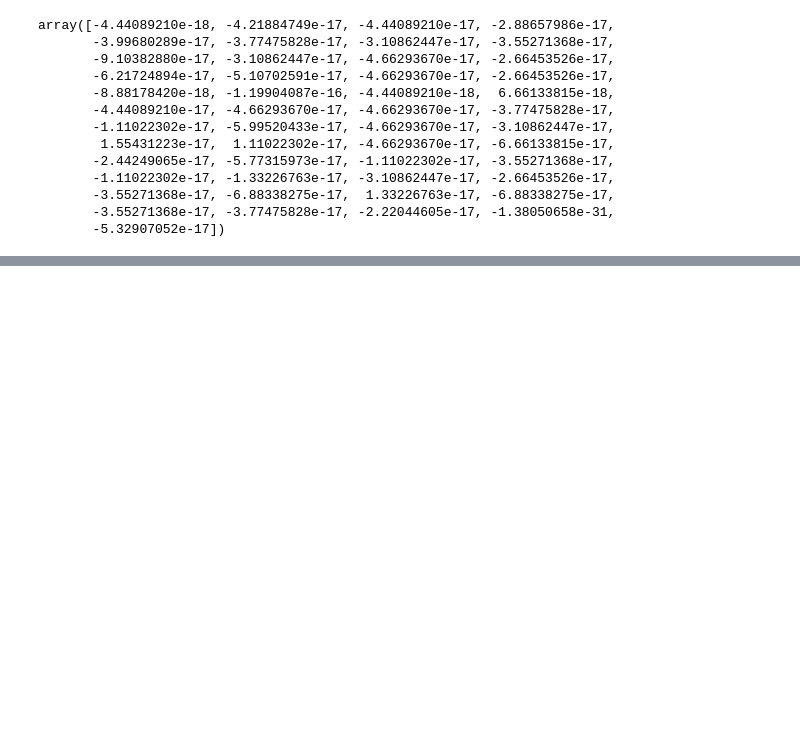
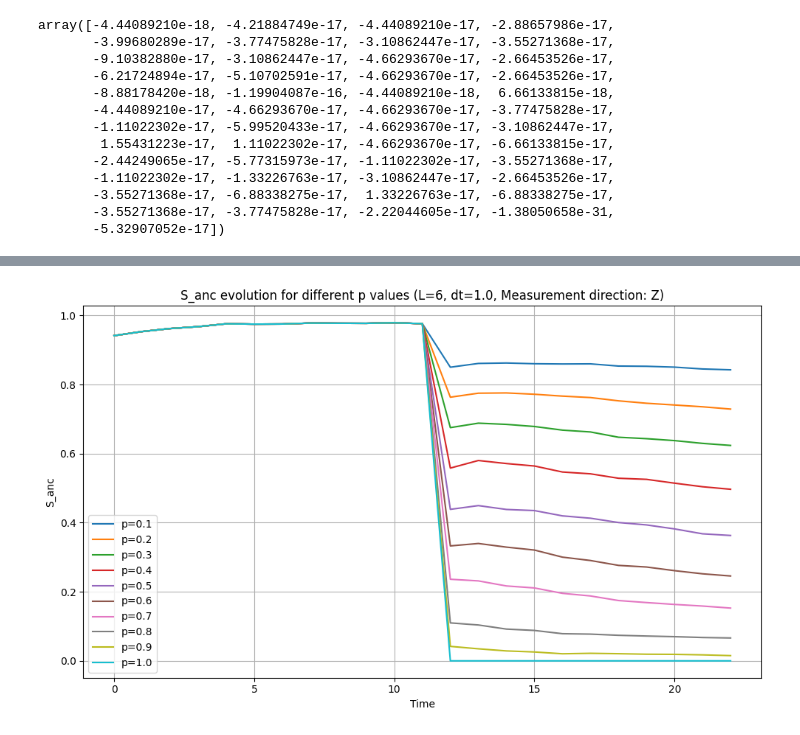
Before and after one commit to uditvarma/s3, a Jupyter notebook: helper_py.ipynb, the cells around one changed output, grey strips where cells are left out. Drawn from its saved outputs; the diff is of its cells as text; code cells hidden in the pictures; blank space fills up the shorter version.

```diff
--- a/helper_py.ipynb
+++ b/helper_py.ipynb
@@ -201,0 +642,49 @@ array([-4.44089210e-18, -4.21884749e-17, -4.44089210e-17, -2.88657986e-17,
+# %%
+import numpy as np
+import matplotlib.pyplot as plt
+import os
+import re
+
+# Folder containing your .npy files
+data_dir = "/Users/uditvarma/Documents/s3_data/mean_anc/L_6"
+
+# Regex pattern to extract 'p' from filenames like:
+# Emean_L5,T20,dt1.0,p0.1_anc.npy   or   Emean_L5,T300,dt1.0,p0.3.npy
+pattern = re.compile(r'p([0-9.]+)(?:_anc)?\.npy$')
+
+# Get all matching .npy files
+filenames = [
+    fname for fname in os.listdir(data_dir)
+    if fname.startswith("Emean_L6")
+]
+
+# Extract (p_value, full_path) and sort by p
+file_info = []
+for fname in filenames:
+    match = pattern.search(fname)
+    if match:
+        p = float(match.group(1))
+        full_path = os.path.join(data_dir, fname)
+        file_info.append((p, full_path))
+
+# Sort by p value
+file_info.sort()
+
+# Plotting
+plt.figure(figsize=(10, 6))
+for p, filepath in file_info:
+    data = np.load(filepath)
+    plt.plot(data, label=f'p={p}')
+
+plt.xlabel('Time')          # or X-axis meaning
+plt.ylabel('S_anc')         # or Y-axis meaning
+plt.title('S_anc evolution for different p values (L=6, dt=1.0, Measurement direction: Z)')
+plt.legend(loc='lower left')
+plt.grid(True)
+plt.tight_layout()
+
+# Save plots
+plt.savefig('S_anc_6_vs_t_z.svg')
+plt.show()
+# %% [output]
+[figure, added]
```
Also changed, not shown: parts of 23 cells of this notebook, 18 other files.
